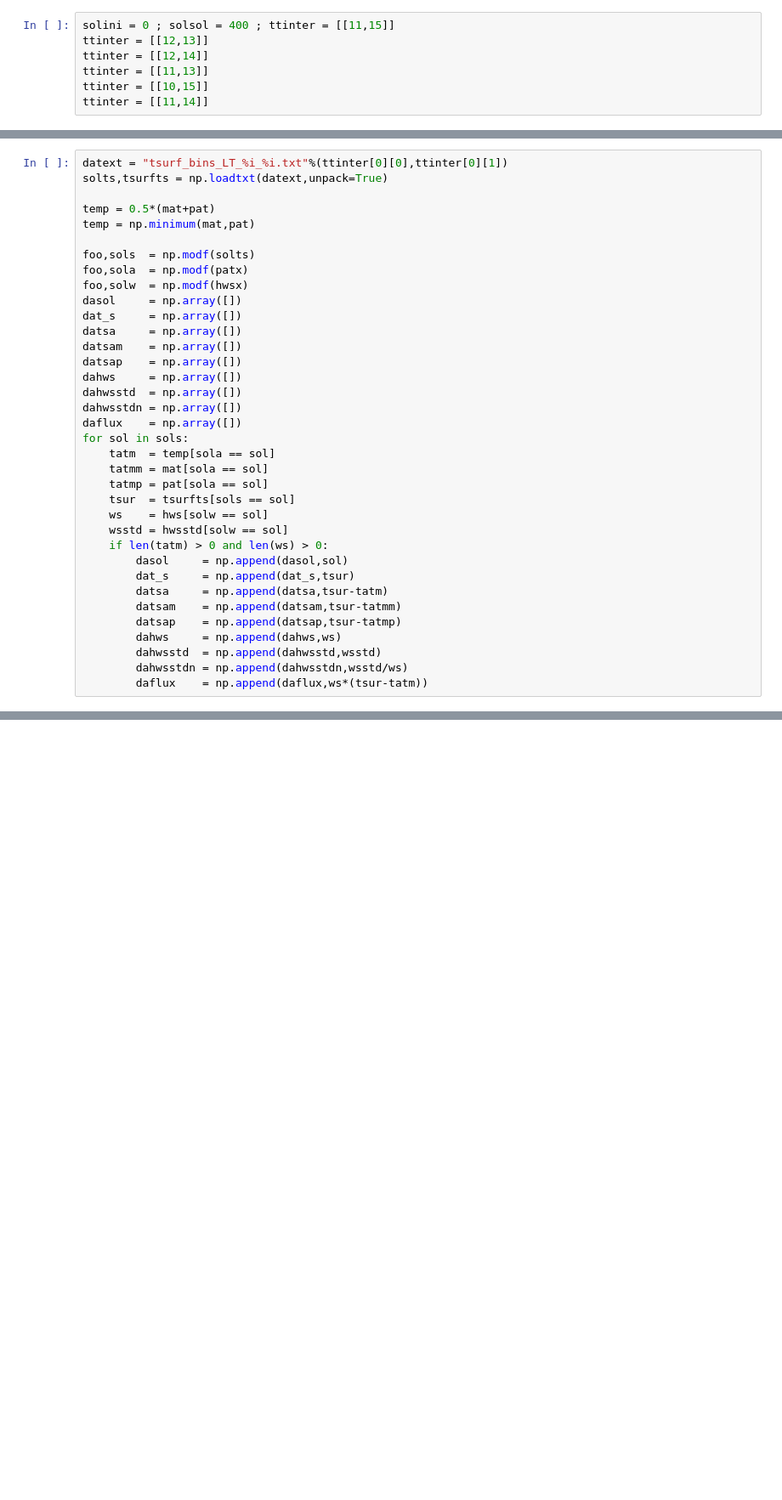
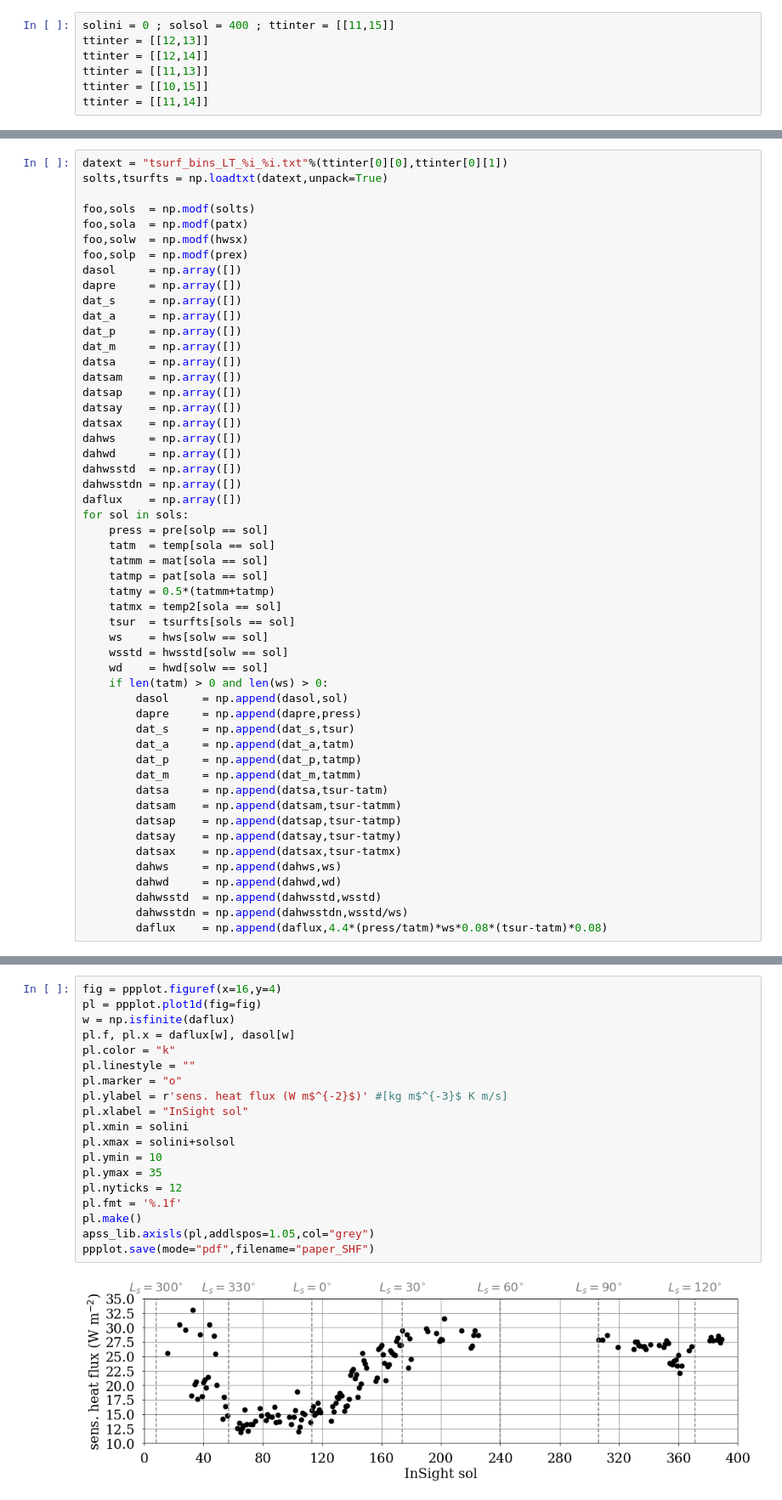
Before and after one commit to aymeric-spiga/insight-PBL-JGRplanets, a Jupyter notebook: seasonal/seasonal.ipynb, the cells around one changed output, grey strips where cells are left out. Shown at 85% size. Drawn from its saved outputs; the diff is of its cells as text; blank space fills up the shorter version.

```diff
--- a/seasonal/seasonal.ipynb
+++ b/seasonal/seasonal.ipynb
@@ -53,35 +38,51 @@ hwsstd,hwsstdx = apss_lib.multisol(pds=True,solini=solini,solsol=solsol,code="HW
 datext = "tsurf_bins_LT_%i_%i.txt"%(ttinter[0][0],ttinter[0][1])
 solts,tsurfts = np.loadtxt(datext,unpack=True)
 
-temp = 0.5*(mat+pat)
-temp = np.minimum(mat,pat)
-
 foo,sols  = np.modf(solts)
 foo,sola  = np.modf(patx)
 foo,solw  = np.modf(hwsx)
+foo,solp  = np.modf(prex)
 dasol     = np.array([])
+dapre     = np.array([])
 dat_s     = np.array([])
+dat_a     = np.array([])
+dat_p     = np.array([])
+dat_m     = np.array([])
 datsa     = np.array([])
 datsam    = np.array([])
 datsap    = np.array([])
+datsay    = np.array([])
+datsax    = np.array([])
 dahws     = np.array([])
+dahwd     = np.array([])
 dahwsstd  = np.array([])
 dahwsstdn = np.array([])
 daflux    = np.array([])
 for sol in sols:
+    press = pre[solp == sol]
     tatm  = temp[sola == sol]
     tatmm = mat[sola == sol]
     tatmp = pat[sola == sol]
+    tatmy = 0.5*(tatmm+tatmp)
+    tatmx = temp2[sola == sol]
     tsur  = tsurfts[sols == sol]
     ws    = hws[solw == sol]
     wsstd = hwsstd[solw == sol]
+    wd    = hwd[solw == sol]
     if len(tatm) > 0 and len(ws) > 0:
         dasol     = np.append(dasol,sol)
+        dapre     = np.append(dapre,press)
         dat_s     = np.append(dat_s,tsur)
+        dat_a     = np.append(dat_a,tatm)
+        dat_p     = np.append(dat_p,tatmp)
+        dat_m     = np.append(dat_m,tatmm)
         datsa     = np.append(datsa,tsur-tatm)
         datsam    = np.append(datsam,tsur-tatmm)
         datsap    = np.append(datsap,tsur-tatmp)
+        datsay    = np.append(datsay,tsur-tatmy)
+        datsax    = np.append(datsax,tsur-tatmx)
         dahws     = np.append(dahws,ws)
+        dahwd     = np.append(dahwd,wd)
         dahwsstd  = np.append(dahwsstd,wsstd)
         dahwsstdn = np.append(dahwsstdn,wsstd/ws)
-        daflux    = np.append(daflux,ws*(tsur-tatm))
+        daflux    = np.append(daflux,4.4*(press/tatm)*ws*0.08*(tsur-tatm)*0.08)
@@ -233,0 +260,21 @@ ppplot.save(mode="pdf",filename="paper_STWN")
+# %%
+fig = ppplot.figuref(x=16,y=4)
+pl = ppplot.plot1d(fig=fig)
+w = np.isfinite(daflux)
+pl.f, pl.x = daflux[w], dasol[w]
+pl.color = "k"
+pl.linestyle = ""
+pl.marker = "o"
+pl.ylabel = r'sens. heat flux (W m$^{-2}$)' #[kg m$^{-3}$ K m/s]
+pl.xlabel = "InSight sol"
+pl.xmin = solini
+pl.xmax = solini+solsol
+pl.ymin = 10
+pl.ymax = 35
+pl.nyticks = 12
+pl.fmt = '%.1f'
+pl.make()
+apss_lib.axisls(pl,addlspos=1.05,col="grey")
+ppplot.save(mode="pdf",filename="paper_SHF")
+# %% [output]
+[figure, added]
```
Also changed, not shown: parts of 14 cells of this notebook, 1 other file.
